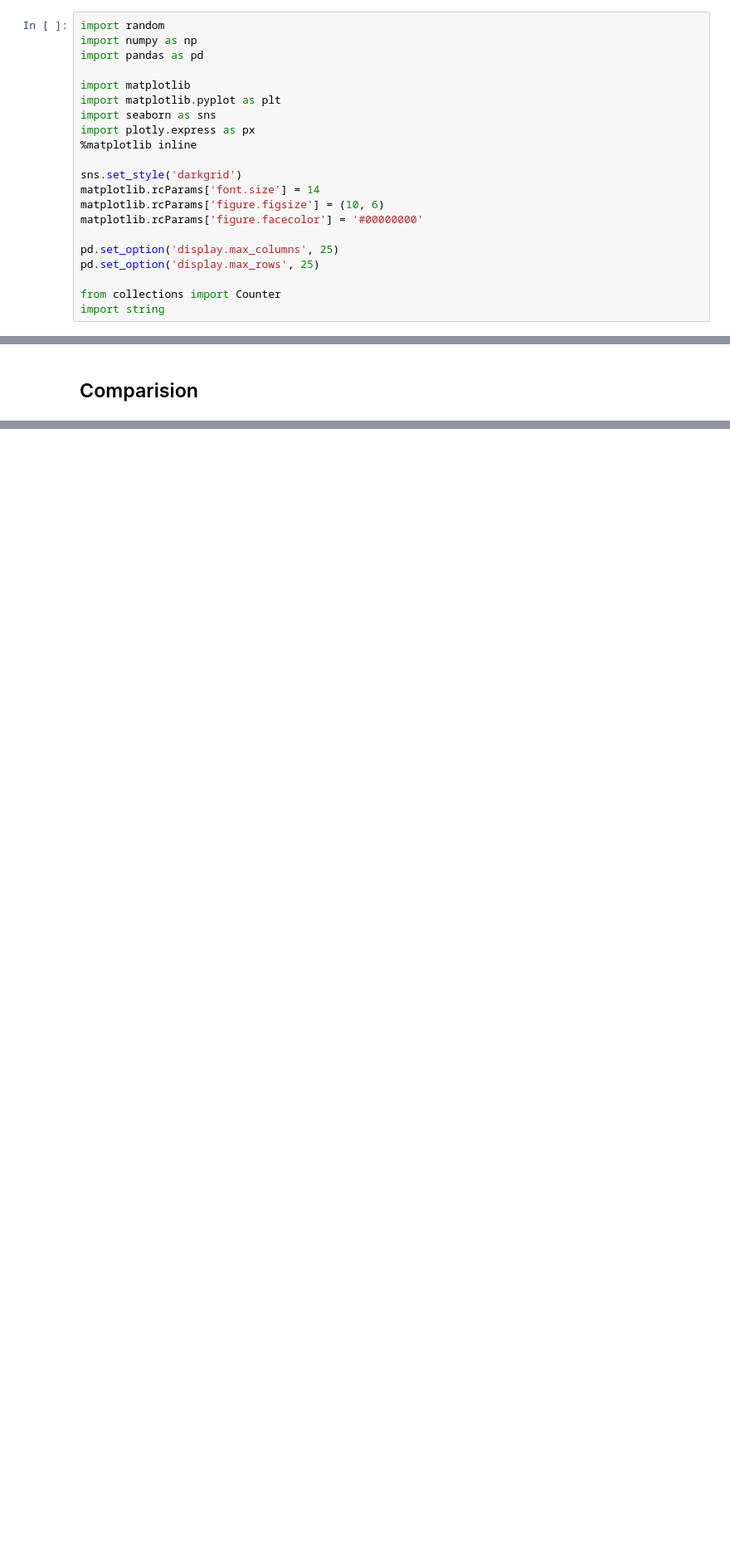
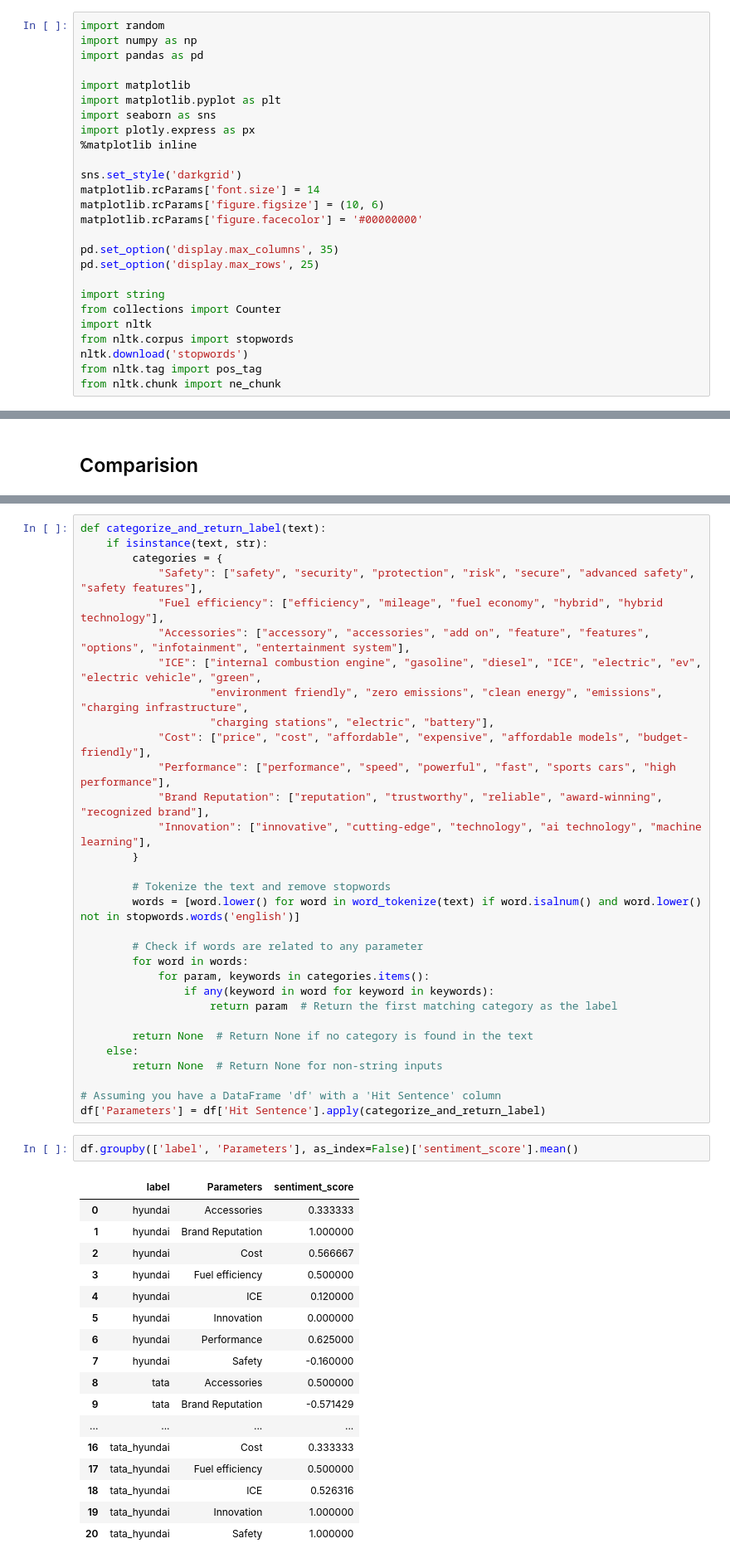
Before and after one commit to rbhattar07/Tata-Motors--Consumer-Favorability-Analysis, a Jupyter notebook: main.ipynb, the cells around one changed output, grey strips where cells are left out. Shown at 83% size. Saved outputs shown, nothing was run; the diff lists cells and outputs as text; blank space fills up the shorter version.

```diff
--- a/main.ipynb
+++ b/main.ipynb
@@ -14,8 +14,13 @@ matplotlib.rcParams['font.size'] = 14
 matplotlib.rcParams['figure.figsize'] = (10, 6)
 matplotlib.rcParams['figure.facecolor'] = '#00000000'
 
-pd.set_option('display.max_columns', 25)
+pd.set_option('display.max_columns', 35)
 pd.set_option('display.max_rows', 25)
 
+import string
 from collections import Counter
-import string
+import nltk
+from nltk.corpus import stopwords
+nltk.download('stopwords')
+from nltk.tag import pos_tag
+from nltk.chunk import ne_chunk
@@ -616,3 +673,54 @@ See the caveats in the documentation: https://pandas.pydata.org/pandas-docs/stab
+# %%
+def categorize_and_return_label(text):
+    if isinstance(text, str):
+        categories = {
+            "Safety": ["safety", "security", "protection", "risk", "secure", "advanced safety", "safety features"],
+            "Fuel efficiency": ["efficiency", "mileage", "fuel economy", "hybrid", "hybrid technology"],
+            "Accessories": ["accessory", "accessories", "add on", "feature", "features", "options", "infotainment", "entertainment system"],
+            "ICE": ["internal combustion engine", "gasoline", "diesel", "ICE", "electric", "ev", "electric vehicle", "green",
+                    "environment friendly", "zero emissions", "clean energy", "emissions", "charging infrastructure",
+                    "charging stations", "electric", "battery"],
+            "Cost": ["price", "cost", "affordable", "expensive", "affordable models", "budget-friendly"],
+            "Performance": ["performance", "speed", "powerful", "fast", "sports cars", "high performance"],
+            "Brand Reputation": ["reputation", "trustworthy", "reliable", "award-winning", "recognized brand"],
+            "Innovation": ["innovative", "cutting-edge", "technology", "ai technology", "machine learning"],
+        }
+
+        # Tokenize the text and remove stopwords
+        words = [word.lower() for word in word_tokenize(text) if word.isalnum() and word.lower() not in stopwords.words('english')]
+
+        # Check if words are related to any parameter
+        for word in words:
+            for param, keywords in categories.items():
+                if any(keyword in word for keyword in keywords):
+                    return param  # Return the first matching category as the label
+
+        return None  # Return None if no category is found in the text
+    else:
+        return None  # Return None for non-string inputs
+
+# Assuming you have a DataFrame 'df' with a 'Hit Sentence' column
+df['Parameters'] = df['Hit Sentence'].apply(categorize_and_return_label)
+# %%
+df.groupby(['label', 'Parameters'], as_index=False)['sentiment_score'].mean()
+# %% [output]
+|  | label | Parameters | sentiment_score |
+| 0 | hyundai | Accessories | 0.333333 |
+| 1 | hyundai | Brand Reputation | 1.000000 |
+| 2 | hyundai | Cost | 0.566667 |
+| 3 | hyundai | Fuel efficiency | 0.500000 |
+| 4 | hyundai | ICE | 0.120000 |
+| 5 | hyundai | Innovation | 0.000000 |
+| 6 | hyundai | Performance | 0.625000 |
+| 7 | hyundai | Safety | -0.160000 |
+| 8 | tata | Accessories | 0.500000 |
+| 9 | tata | Brand Reputation | -0.571429 |
+| ... | ... | ... | ... |
+| 16 | tata_hyundai | Cost | 0.333333 |
+| 17 | tata_hyundai | Fuel efficiency | 0.500000 |
+| 18 | tata_hyundai | ICE | 0.526316 |
+| 19 | tata_hyundai | Innovation | 1.000000 |
+| 20 | tata_hyundai | Safety | 1.000000 |
 # %%
 sns.set_style('whitegrid')
 
```
Also changed, not shown: parts of 5 cells of this notebook, 1 other file.
